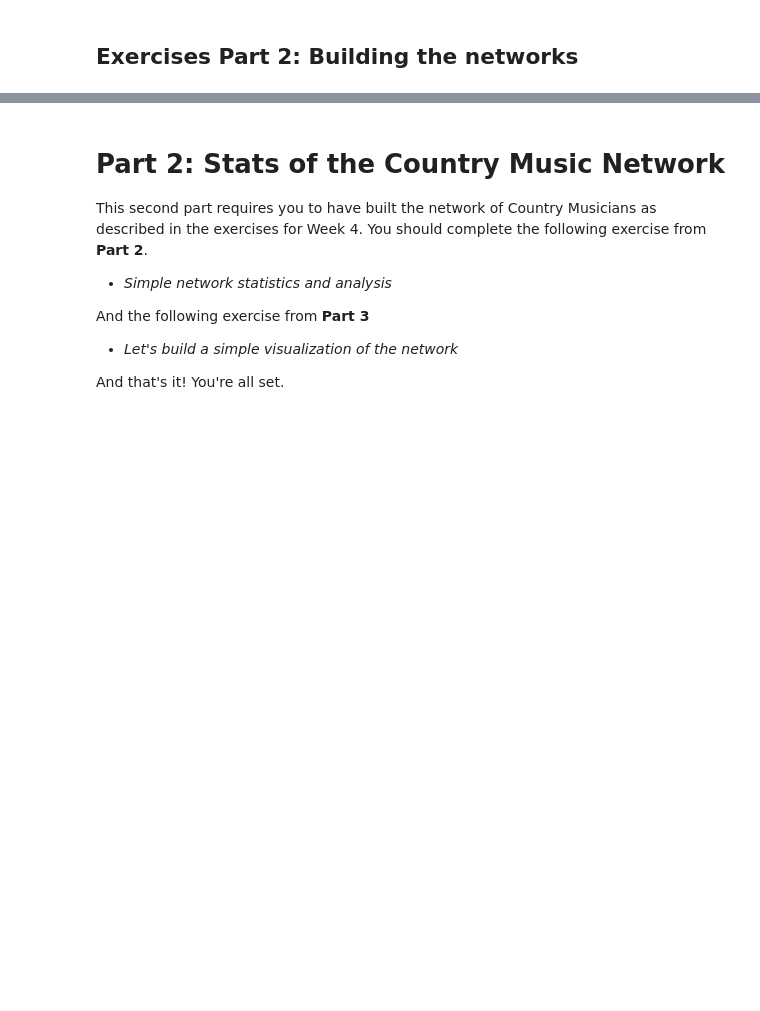
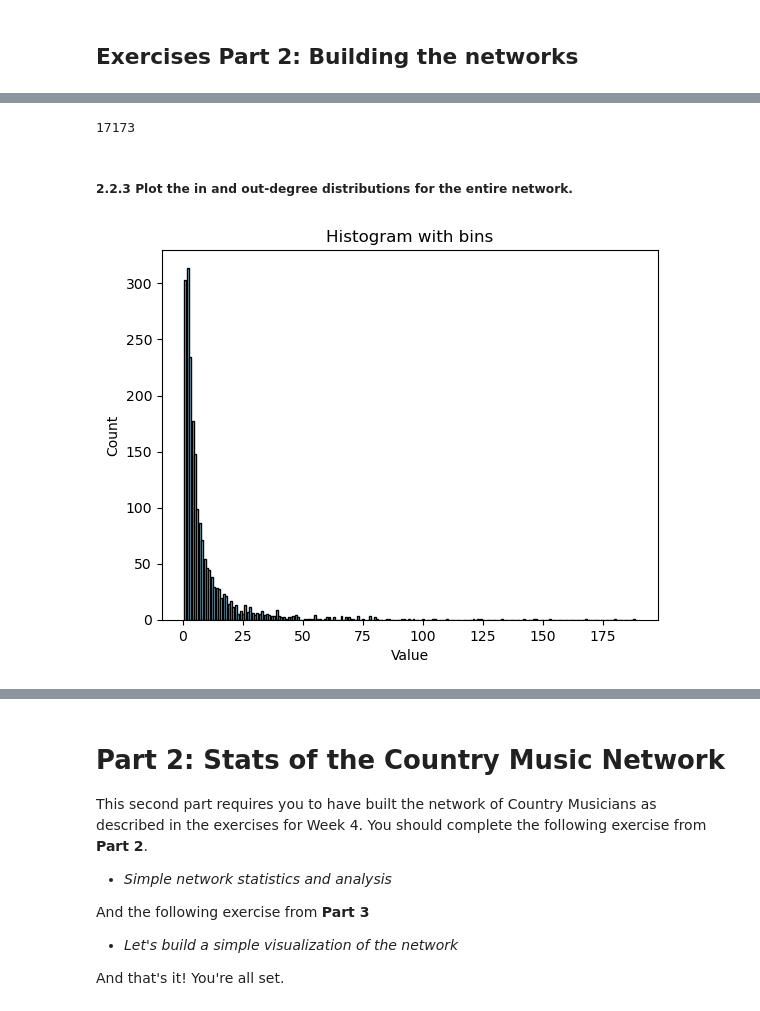
Before and after one commit to AleksandarLukic96/02805_Social_Graphs_and_Interactions, a Jupyter notebook: Exercise_solutions/Week_4.ipynb, the cells around one changed output, grey strips where cells are left out. Drawn from its saved outputs; the diff is of its cells as text; code cells hidden in the pictures; blank space fills up the shorter version.

```diff
--- a/Exercise_solutions/Week_4.ipynb
+++ b/Exercise_solutions/Week_4.ipynb
@@ -324,0 +454,6 @@ def save_wikitext_to_txt(name):
+# %%
+# Extract the largest connected component
+largest_cc = max(nx.weakly_connected_components(G), key=len)
+
+# Create new graph from largest connected component
+S = G.subgraph(largest_cc).copy()
@@ -324,0 +487,41 @@ def save_wikitext_to_txt(name):
+# %%
+len(S.edges())
+# %% [output]
+17173
+# %% [markdown]
+##### 2.2.3 Plot the in and out-degree distributions for the entire network.
+# %%
+# sort nodes after in/out-degree
+sorted_in_degree = sorted(S.in_degree, key=lambda x: x[1], reverse=True)
+sorted_out_degree = sorted(S.out_degree, key=lambda x: x[1], reverse=True)
+# %%
+# Extract in/out-degree from nodes and store separately
+in_degree_values = [x[1] for x in sorted_in_degree]
+out_degree_values = [x[1] for x in sorted_out_degree]
+# %%
+def create_hitogram(data):
+    # Number of bins
+    v = list(range(min(data), max(data)+1, 1))
+
+    # Create histogram bars for parsing into bar chart
+    histogram = np.histogram(data, bins = v)
+    hist, bin_edges = histogram
+
+    # Generate the bars
+    plt.bar(
+        x=v[1:len(v)],
+        height=list(hist),
+        edgecolor='black',
+        color='skyblue')
+
+    # Write the axis labels
+    plt.xlabel('Value')
+    plt.ylabel('Count')
+
+    # Write the title and display plot
+    plt.title("Histogram with bins")
+    plt.show()
+# %%
+create_hitogram(in_degree_values)
+# %% [output]
+[figure, added]
```
Also changed, not shown: parts of 33 cells of this notebook.
